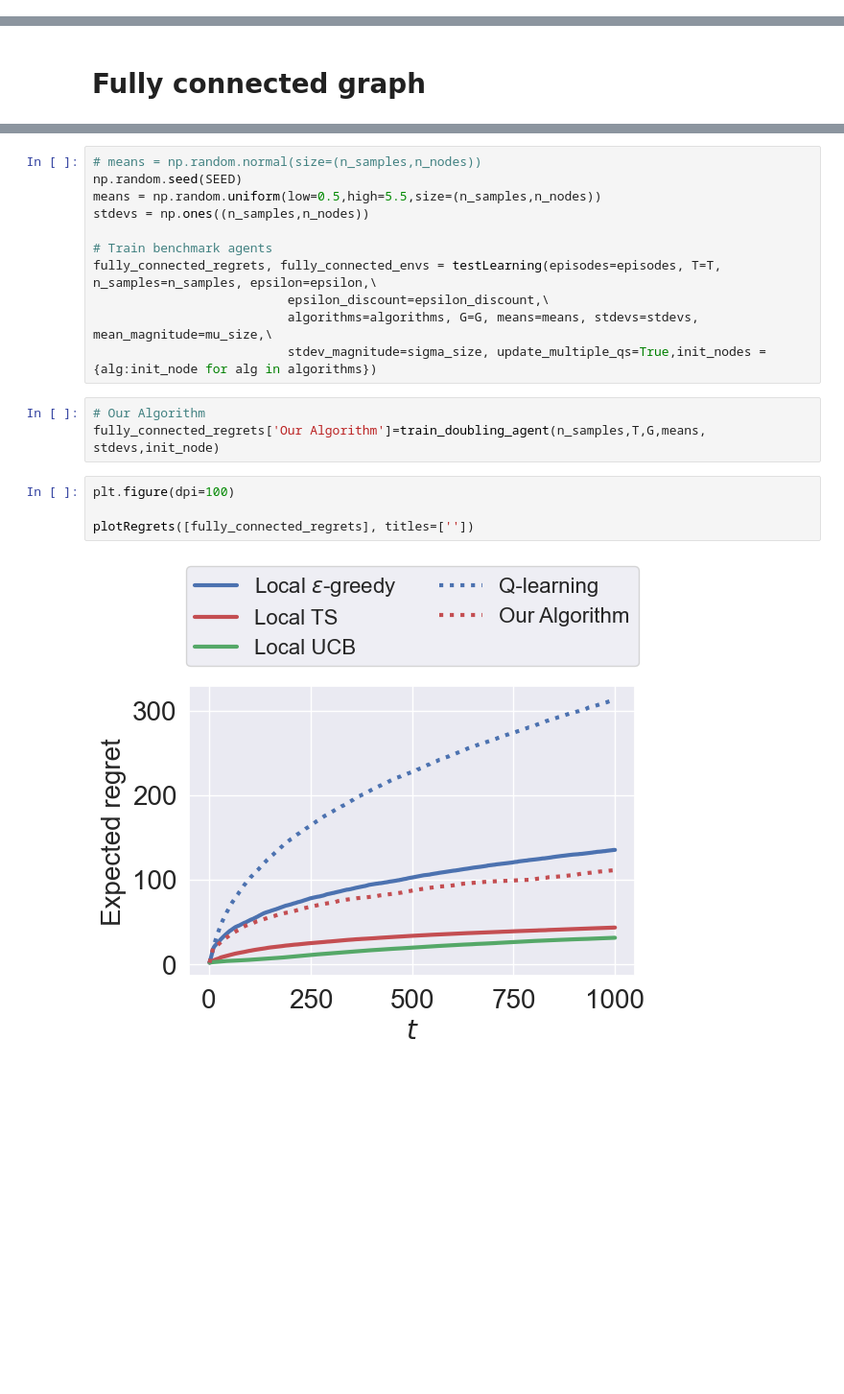
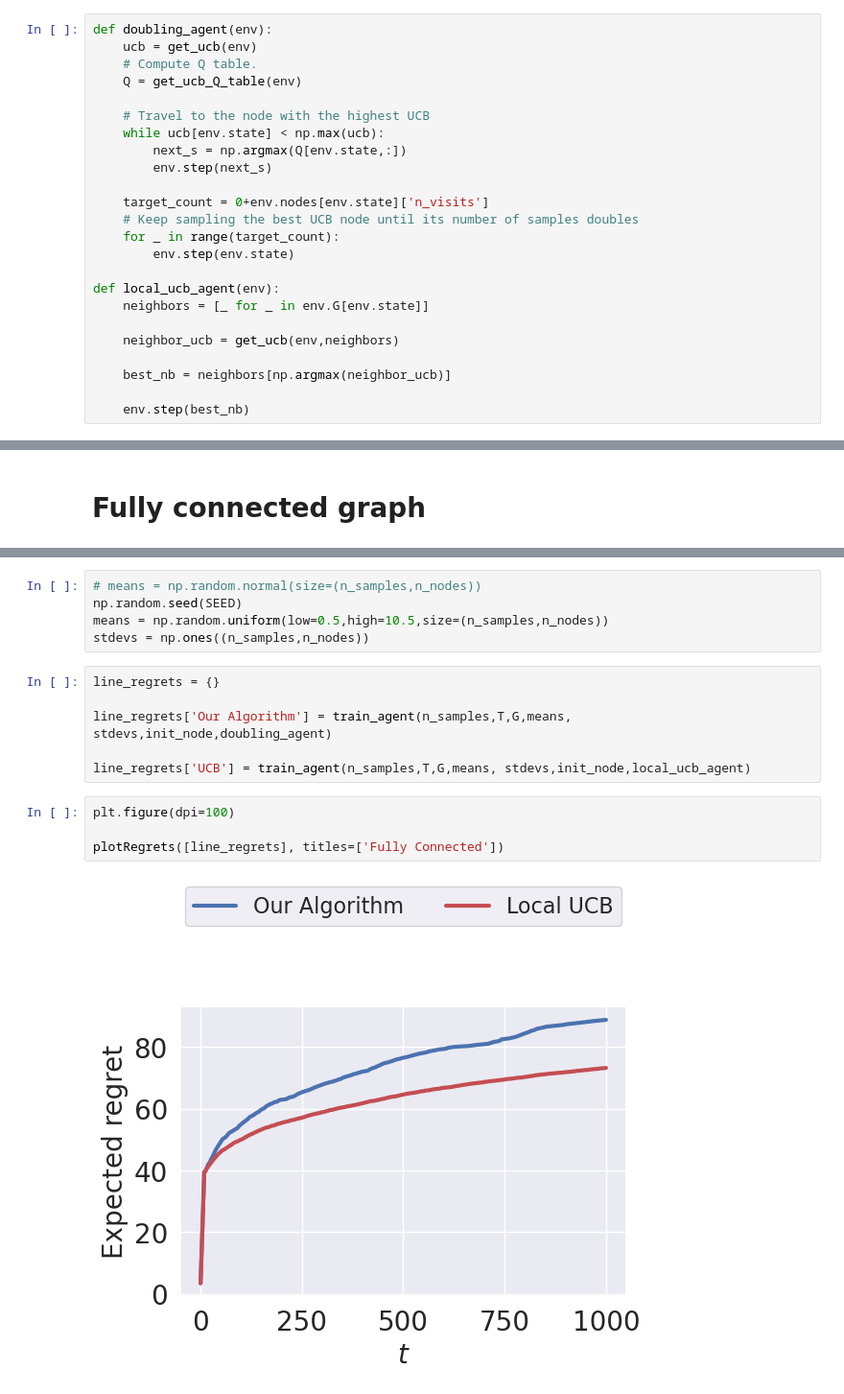
Before and after one commit to kasperjo/Graph-Bandit, a Jupyter notebook: main2.ipynb, the cells around one changed output, grey strips where cells are left out. Shown at 96% size. Drawn from its saved outputs; the diff is of its cells as text; blank space fills up the shorter version.

```diff
--- a/main2.ipynb
+++ b/main2.ipynb
@@ -88,0 +77,24 @@ def train_doubling_agent(n_samples,T,G,means, stdevs,init_node):
+# %%
+def doubling_agent(env):
+    ucb = get_ucb(env)
+    # Compute Q table.
+    Q = get_ucb_Q_table(env)
+
+    # Travel to the node with the highest UCB
+    while ucb[env.state] < np.max(ucb):
+        next_s = np.argmax(Q[env.state,:])
+        env.step(next_s)
+
+    target_count = 0+env.nodes[env.state]['n_visits']
+    # Keep sampling the best UCB node until its number of samples doubles
+    for _ in range(target_count):
+        env.step(env.state)
+
+def local_ucb_agent(env):
+    neighbors = [_ for _ in env.G[env.state]]
+
+    neighbor_ucb = get_ucb(env,neighbors)
+
+    best_nb = neighbors[np.argmax(neighbor_ucb)]
+
+    env.step(best_nb)
@@ -338,20 +248,17 @@ draw_graph(G)
 # %%
 # means = np.random.normal(size=(n_samples,n_nodes))
 np.random.seed(SEED)
-means = np.random.uniform(low=0.5,high=5.5,size=(n_samples,n_nodes))
+means = np.random.uniform(low=0.5,high=10.5,size=(n_samples,n_nodes))
 stdevs = np.ones((n_samples,n_nodes))
-
-# Train benchmark agents
-fully_connected_regrets, fully_connected_envs = testLearning(episodes=episodes, T=T, n_samples=n_samples, epsilon=epsilon,\
-                          epsilon_discount=epsilon_discount,\
-                          algorithms=algorithms, G=G, means=means, stdevs=stdevs, mean_magnitude=mu_size,\
-                          stdev_magnitude=sigma_size, update_multiple_qs=True,init_nodes = {alg:init_node for alg in algorithms})
 # %%
-# Our Algorithm
-fully_connected_regrets['Our Algorithm']=train_doubling_agent(n_samples,T,G,means, stdevs,init_node)
+line_regrets = {}
+
+line_regrets['Our Algorithm'] = train_agent(n_samples,T,G,means, stdevs,init_node,doubling_agent)
+
+line_regrets['UCB'] = train_agent(n_samples,T,G,means, stdevs,init_node,local_ucb_agent)
 # %%
 plt.figure(dpi=100)
 
-plotRegrets([fully_connected_regrets], titles=[''])
+plotRegrets([line_regrets], titles=['Fully Connected'])
 # %% [output]
-[figure, old version]
+[figure, new version]
```
Also changed, not shown: parts of 34 cells of this notebook, 2 other files.
